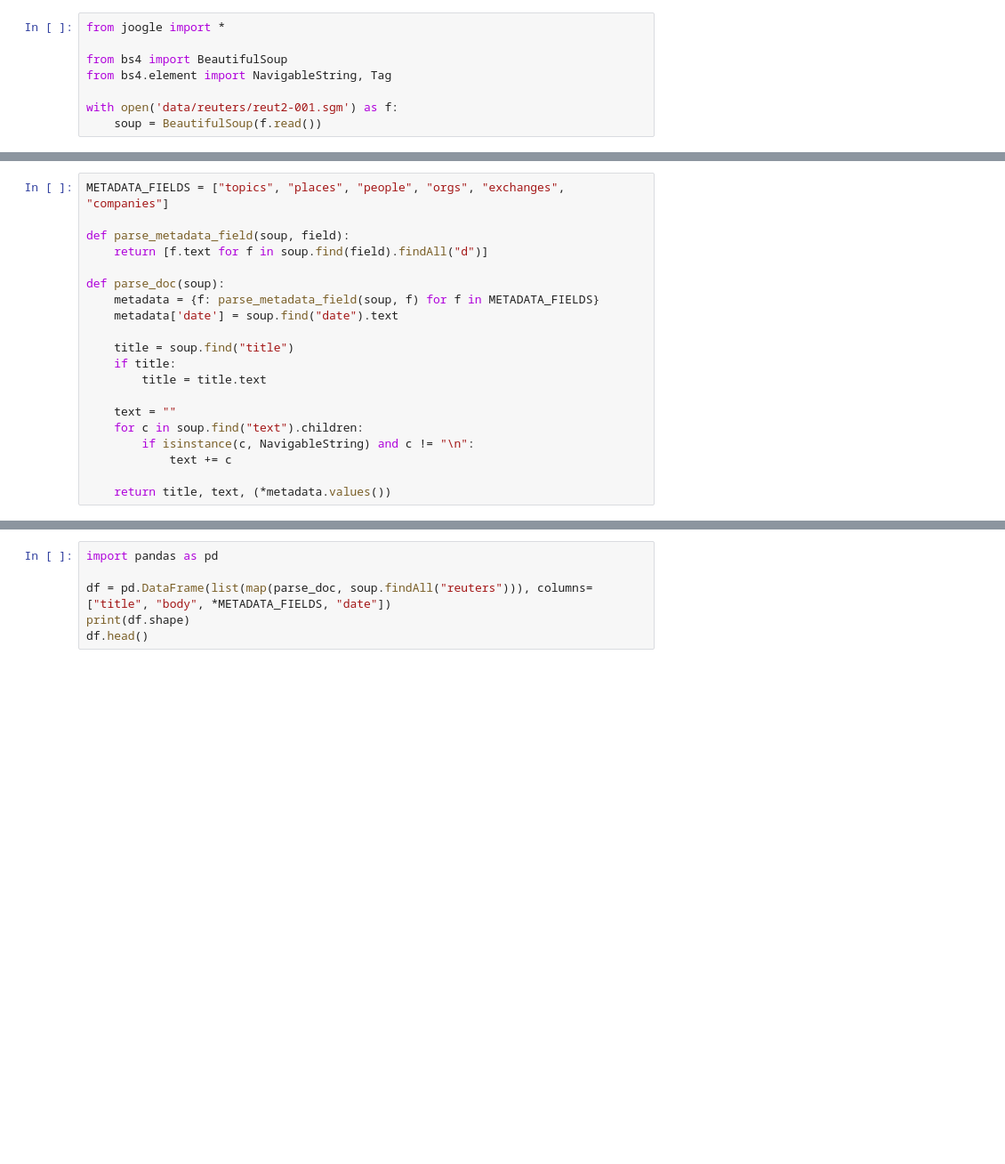
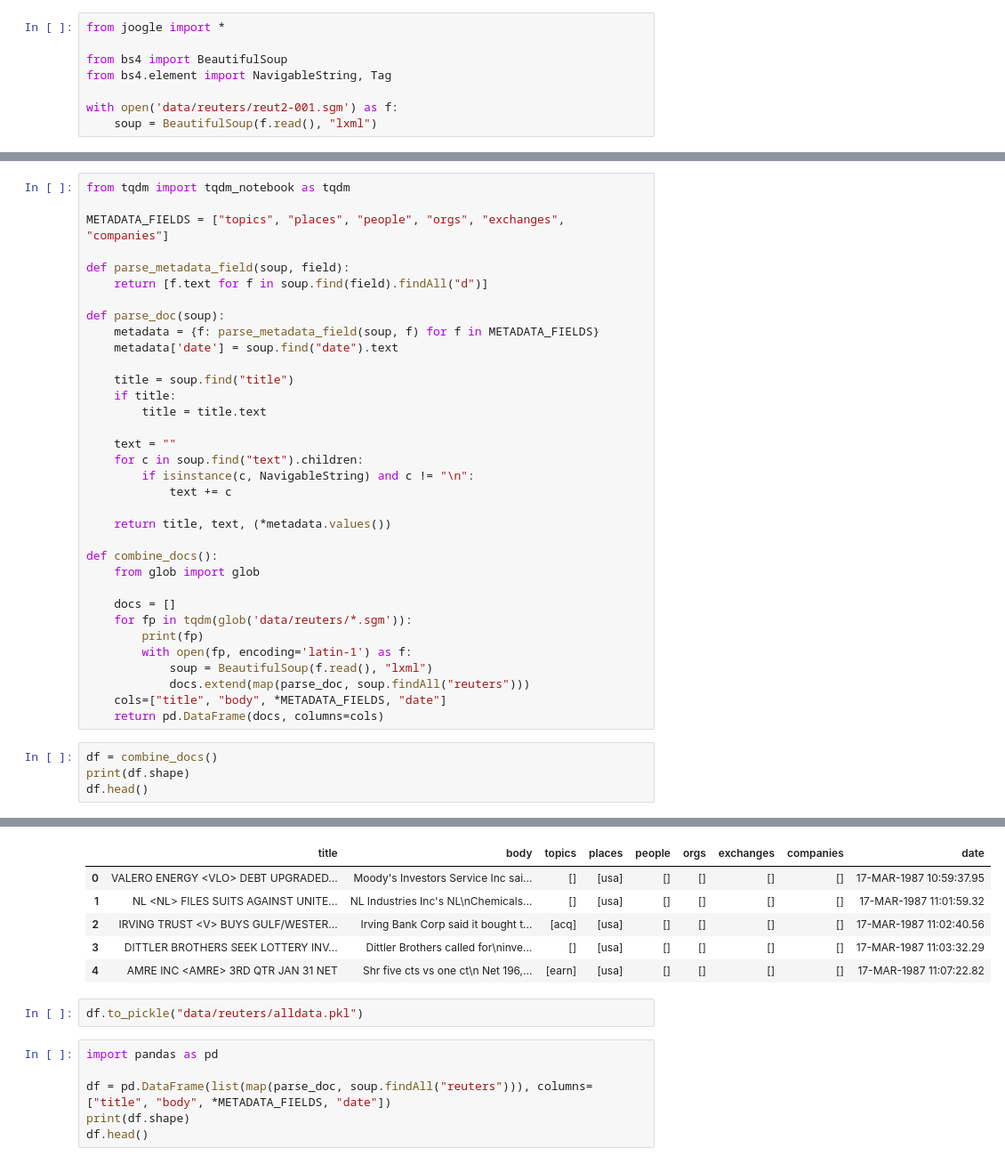
Before and after one commit to jacobdanovitch/Joogle, a Jupyter notebook: dev.ipynb, the cells around one changed output, grey strips where cells are left out. Shown: that part at 89% size. Cells and saved outputs as stored; diff of their text form; blank space fills up the shorter version.

```diff
--- a/dev.ipynb
+++ b/dev.ipynb
@@ -5,4 +8,4 @@ from bs4 import BeautifulSoup
 from bs4.element import NavigableString, Tag
 
 with open('data/reuters/reut2-001.sgm') as f:
-    soup = BeautifulSoup(f.read())
+    soup = BeautifulSoup(f.read(), "lxml")
@@ -9,4 +33,6 @@ with open('data/reuters/reut2-001.sgm') as f:
 # %%
+from tqdm import tqdm_notebook as tqdm
+
 METADATA_FIELDS = ["topics", "places", "people", "orgs", "exchanges", "companies"]
 
 def parse_metadata_field(soup, field):
@@ -26,3 +52,20 @@ def parse_doc(soup):
             text += c
 
     return title, text, (*metadata.values())
+
+def combine_docs():
+    from glob import glob
+
+    docs = []
+    for fp in tqdm(glob('data/reuters/*.sgm')):
+        print(fp)
+        with open(fp, encoding='latin-1') as f:
+            soup = BeautifulSoup(f.read(), "lxml")
+            docs.extend(map(parse_doc, soup.findAll("reuters")))
+    cols=["title", "body", *METADATA_FIELDS, "date"]
+    return pd.DataFrame(docs, columns=cols)
+# %%
+df = combine_docs()
+print(df.shape)
+df.head()
+# %% [output]
@@ -29,3 +92,11 @@ def parse_doc(soup):
+|  | title | body | topics | places | people | orgs | exchanges | companies | date |
+| 0 | VALERO ENERGY <VLO> DEBT UPGRADED... | Moody's Investors Service Inc sai... | [] | [usa] | [] | [] | [] | [] | 17-MAR-1987 10:59:37.95 |
+| 1 | NL <NL> FILES SUITS AGAINST UNITE... | NL Industries Inc's NL\nChemicals... | [] | [usa] | [] | [] | [] | [] | 17-MAR-1987 11:01:59.32 |
+| 2 | IRVING TRUST <V> BUYS GULF/WESTER... | Irving Bank Corp said it bought t... | [acq] | [usa] | [] | [] | [] | [] | 17-MAR-1987 11:02:40.56 |
+| 3 | DITTLER BROTHERS SEEK LOTTERY INV... | Dittler Brothers called for\ninve... | [] | [usa] | [] | [] | [] | [] | 17-MAR-1987 11:03:32.29 |
+| 4 | AMRE INC <AMRE> 3RD QTR JAN 31 NET | Shr five cts vs one ct\n Net 196,... | [earn] | [usa] | [] | [] | [] | [] | 17-MAR-1987 11:07:22.82 |
+# %%
+df.to_pickle("data/reuters/alldata.pkl")
 # %%
 import pandas as pd
 
```
Also changed, not shown: parts of 4 cells of this notebook, 5 other files.
